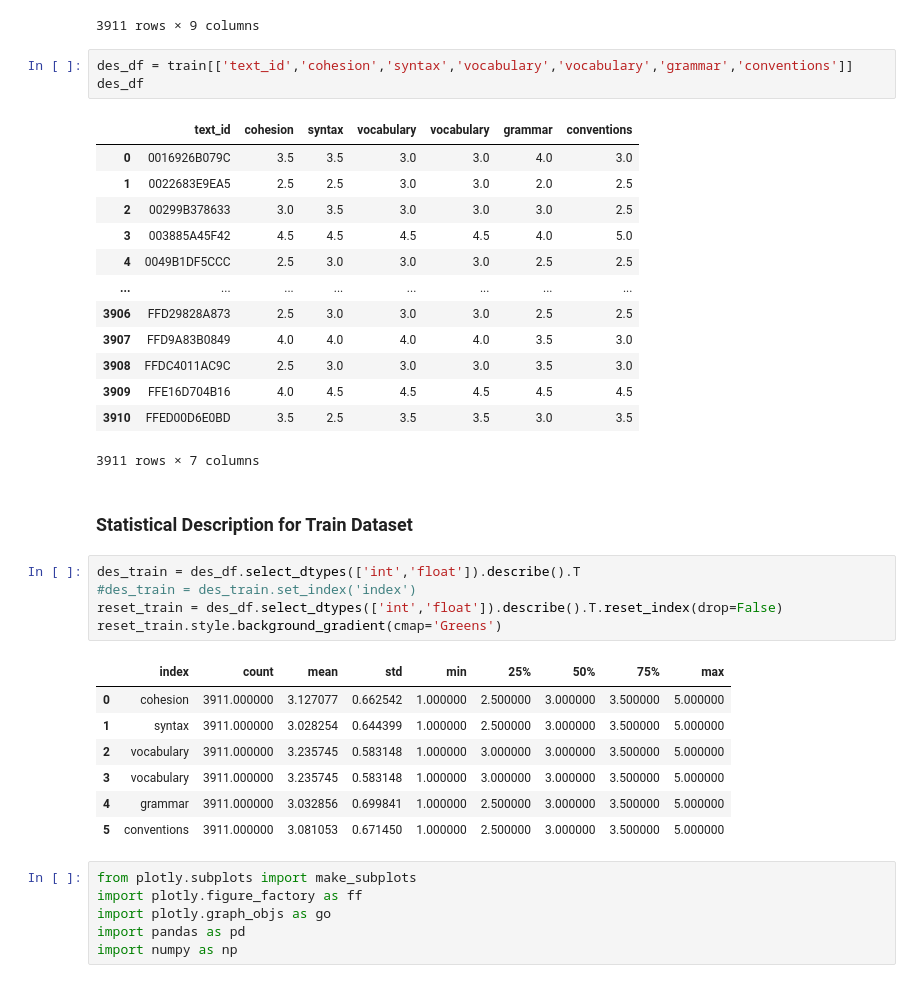
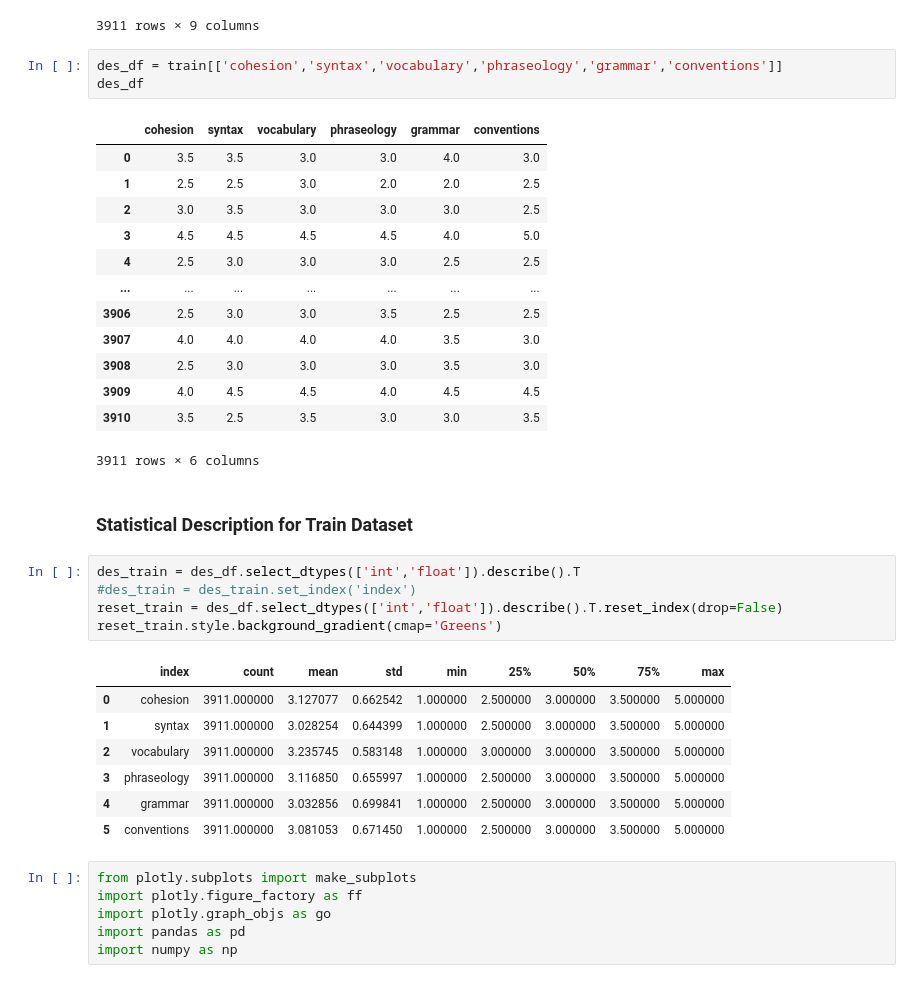
Before and after one commit to hs1063/580_final, a Jupyter notebook: 580.ipynb, the cells around one changed output. Drawn from its saved outputs; the diff is of its cells as text.

```diff
--- a/580.ipynb
+++ b/580.ipynb
@@ -63,22 +63,22 @@ train
 | 3910 | FFED00D6E0BD | Do you think that failure is the ... | 3.5 | 2.5 | 3.5 | 3.0 | 3.0 | 3.5 | 638 |
 3911 rows × 9 columns
 # %%
-des_df = train[['text_id','cohesion','syntax','vocabulary','vocabulary','grammar','conventions']]
+des_df = train[['cohesion','syntax','vocabulary','phraseology','grammar','conventions']]
 des_df
 # %% [output]
-|  | text_id | cohesion | syntax | vocabulary | vocabulary | grammar | conventions |
-| 0 | 0016926B079C | 3.5 | 3.5 | 3.0 | 3.0 | 4.0 | 3.0 |
-| 1 | 0022683E9EA5 | 2.5 | 2.5 | 3.0 | 3.0 | 2.0 | 2.5 |
-| 2 | 00299B378633 | 3.0 | 3.5 | 3.0 | 3.0 | 3.0 | 2.5 |
-| 3 | 003885A45F42 | 4.5 | 4.5 | 4.5 | 4.5 | 4.0 | 5.0 |
-| 4 | 0049B1DF5CCC | 2.5 | 3.0 | 3.0 | 3.0 | 2.5 | 2.5 |
-| ... | ... | ... | ... | ... | ... | ... | ... |
-| 3906 | FFD29828A873 | 2.5 | 3.0 | 3.0 | 3.0 | 2.5 | 2.5 |
-| 3907 | FFD9A83B0849 | 4.0 | 4.0 | 4.0 | 4.0 | 3.5 | 3.0 |
-| 3908 | FFDC4011AC9C | 2.5 | 3.0 | 3.0 | 3.0 | 3.5 | 3.0 |
-| 3909 | FFE16D704B16 | 4.0 | 4.5 | 4.5 | 4.5 | 4.5 | 4.5 |
-| 3910 | FFED00D6E0BD | 3.5 | 2.5 | 3.5 | 3.5 | 3.0 | 3.5 |
+|  | cohesion | syntax | vocabulary | phraseology | grammar | conventions |
+| 0 | 3.5 | 3.5 | 3.0 | 3.0 | 4.0 | 3.0 |
+| 1 | 2.5 | 2.5 | 3.0 | 2.0 | 2.0 | 2.5 |
+| 2 | 3.0 | 3.5 | 3.0 | 3.0 | 3.0 | 2.5 |
+| 3 | 4.5 | 4.5 | 4.5 | 4.5 | 4.0 | 5.0 |
+| 4 | 2.5 | 3.0 | 3.0 | 3.0 | 2.5 | 2.5 |
+| ... | ... | ... | ... | ... | ... | ... |
+| 3906 | 2.5 | 3.0 | 3.0 | 3.5 | 2.5 | 2.5 |
+| 3907 | 4.0 | 4.0 | 4.0 | 4.0 | 3.5 | 3.0 |
+| 3908 | 2.5 | 3.0 | 3.0 | 3.0 | 3.5 | 3.0 |
+| 3909 | 4.0 | 4.5 | 4.5 | 4.0 | 4.5 | 4.5 |
+| 3910 | 3.5 | 2.5 | 3.5 | 3.0 | 3.0 | 3.5 |
-3911 rows × 7 columns
+3911 rows × 6 columns
 # %% [markdown]
 ### Statistical Description for Train Dataset
 # %%
@@ -91,7 +91,7 @@ reset_train.style.background_gradient(cmap='Greens')
 | 0 | cohesion | 3911.000000 | 3.127077 | 0.662542 | 1.000000 | 2.500000 | 3.000000 | 3.500000 | 5.000000 |
 | 1 | syntax | 3911.000000 | 3.028254 | 0.644399 | 1.000000 | 2.500000 | 3.000000 | 3.500000 | 5.000000 |
 | 2 | vocabulary | 3911.000000 | 3.235745 | 0.583148 | 1.000000 | 3.000000 | 3.000000 | 3.500000 | 5.000000 |
-| 3 | vocabulary | 3911.000000 | 3.235745 | 0.583148 | 1.000000 | 3.000000 | 3.000000 | 3.500000 | 5.000000 |
+| 3 | phraseology | 3911.000000 | 3.116850 | 0.655997 | 1.000000 | 2.500000 | 3.000000 | 3.500000 | 5.000000 |
 | 4 | grammar | 3911.000000 | 3.032856 | 0.699841 | 1.000000 | 2.500000 | 3.000000 | 3.500000 | 5.000000 |
 | 5 | conventions | 3911.000000 | 3.081053 | 0.671450 | 1.000000 | 2.500000 | 3.000000 | 3.500000 | 5.000000 |
 # %%
```
Also changed, not shown: parts of 13 cells of this notebook.
